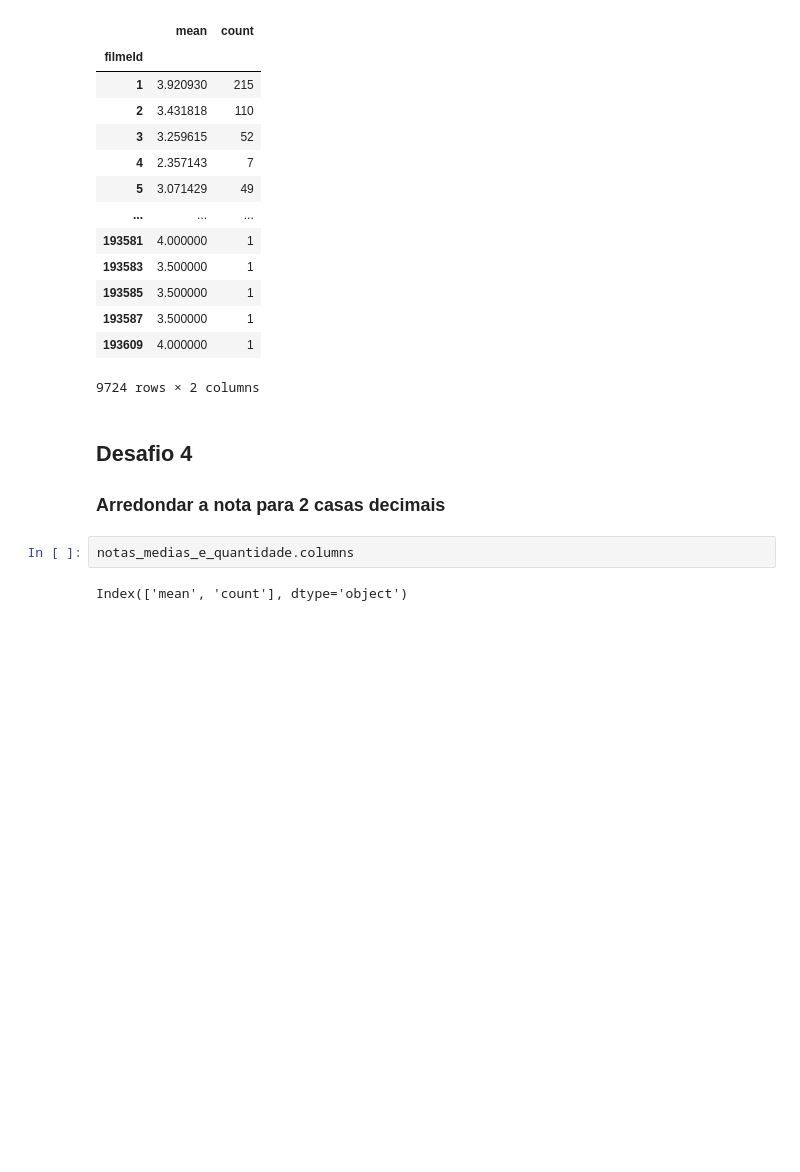
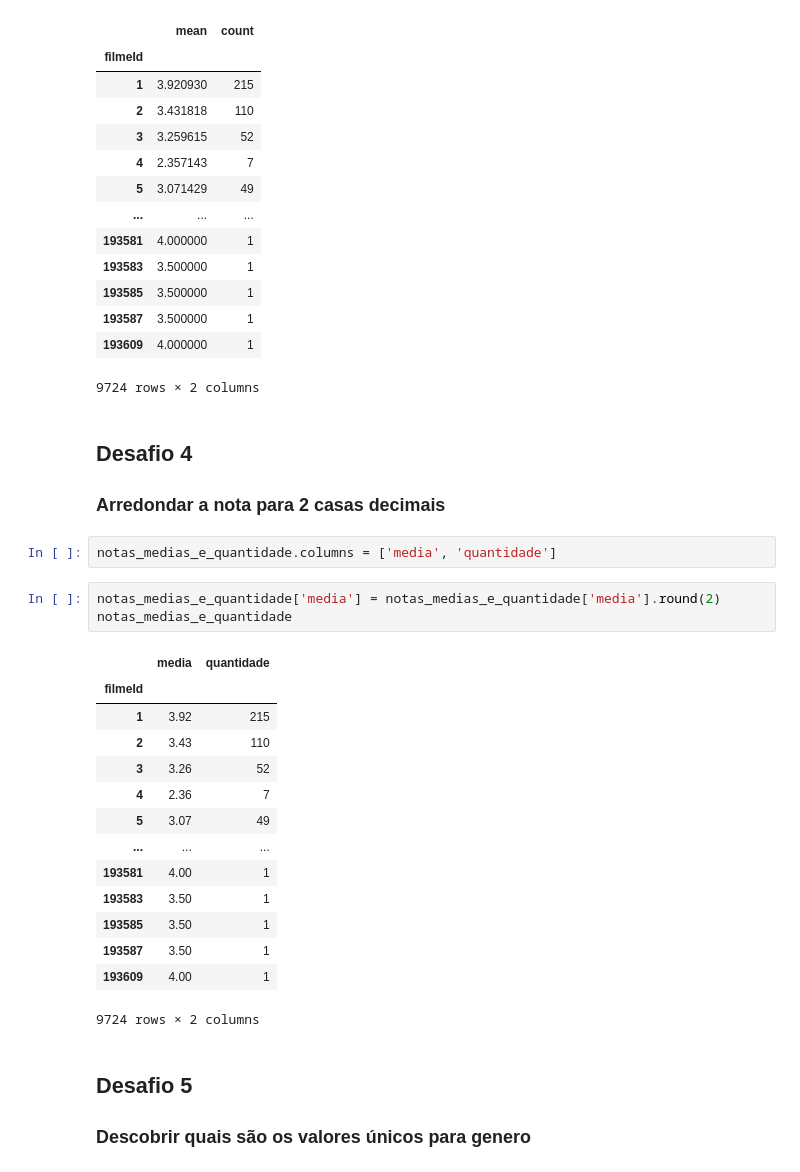
Before and after one commit to guilhermebferreira/quarentenadedados, a Jupyter notebook: QuarentenaDados - Dia 1.ipynb, the cells around one changed output. Cells and saved outputs as stored; diff of their text form; blank space fills up the shorter version.

Commit message:
[UPDATE] adicionando desafio 5

```diff
--- a/QuarentenaDados - Dia 1.ipynb
+++ b/QuarentenaDados - Dia 1.ipynb
@@ -227,6 +227,26 @@ notas_medias_e_quantidade
 
 ### Arredondar a nota para 2 casas decimais
 # %%
-notas_medias_e_quantidade.columns
+notas_medias_e_quantidade.columns = ['media', 'quantidade']
-# %% [output]
-Index(['mean', 'count'], dtype='object')
+# %%
+notas_medias_e_quantidade['media'] = notas_medias_e_quantidade['media'].round(2)
+notas_medias_e_quantidade
+# %% [output]
+|  | media | quantidade |
+| filmeId |  |  |
+| 1 | 3.92 | 215 |
+| 2 | 3.43 | 110 |
+| 3 | 3.26 | 52 |
+| 4 | 2.36 | 7 |
+| 5 | 3.07 | 49 |
+| ... | ... | ... |
+| 193581 | 4.00 | 1 |
+| 193583 | 3.50 | 1 |
+| 193585 | 3.50 | 1 |
+| 193587 | 3.50 | 1 |
+| 193609 | 4.00 | 1 |
+9724 rows × 2 columns
+# %% [markdown]
+## Desafio 5
+
+### Descobrir quais são os valores únicos para genero
```
Also changed, not shown: parts of 2 cells of this notebook.
